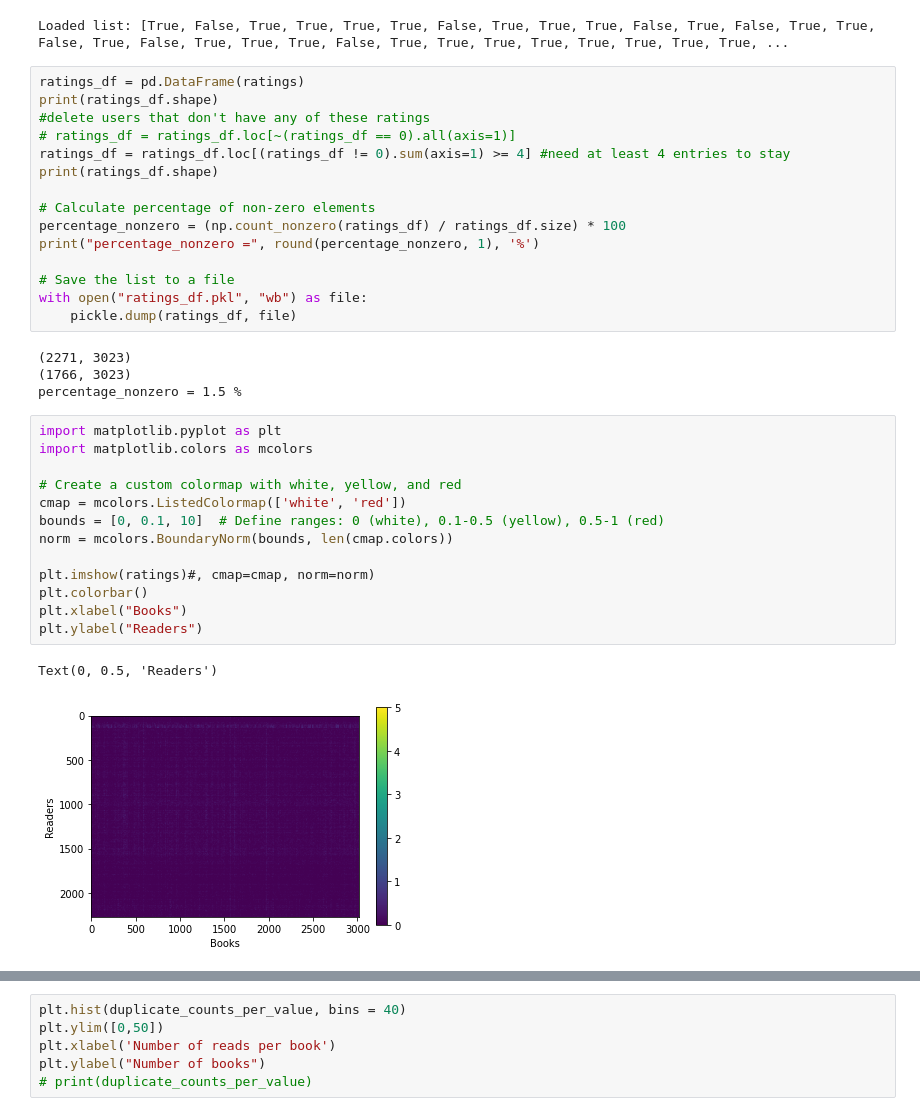
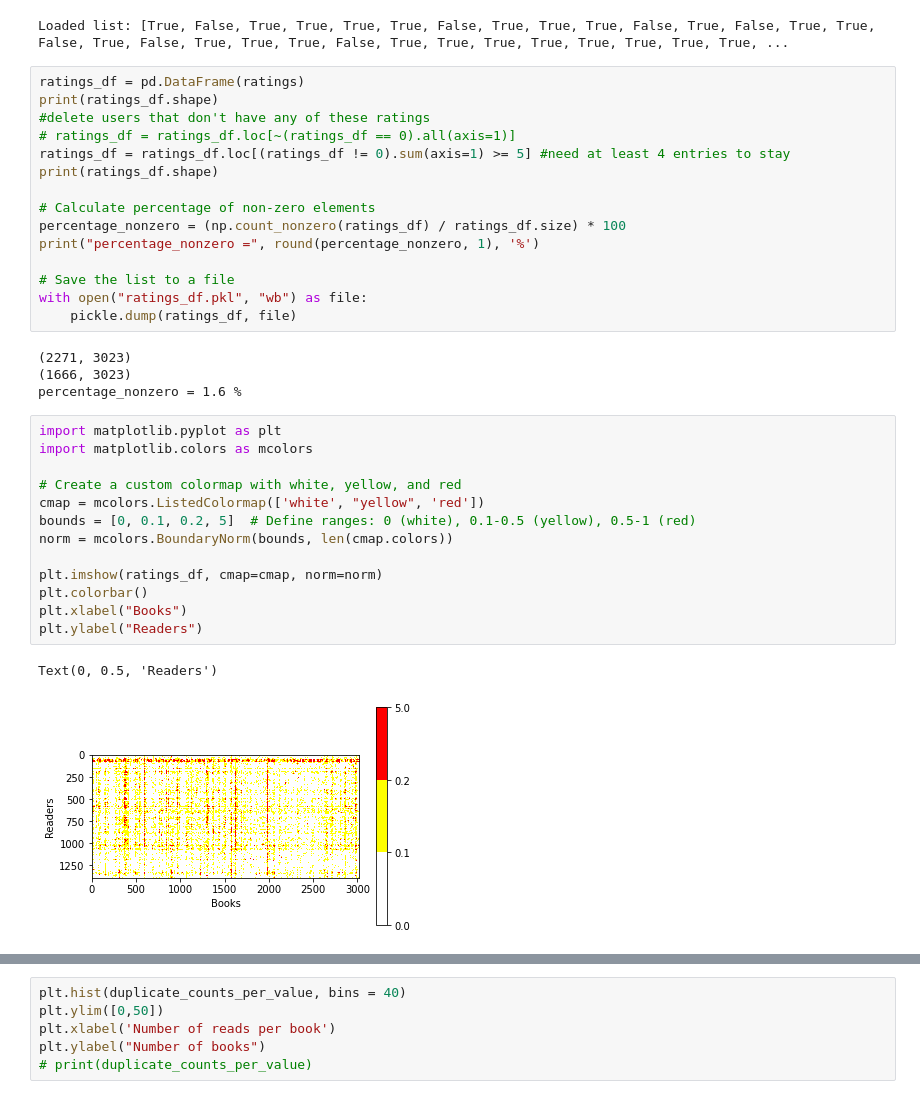
Before and after one commit to KatieJ16/book_predictor, a Jupyter notebook: goodreads_ratings_change_df.ipynb, the cells around one changed output, grey strips where cells are left out. Cells and saved outputs as stored; diff of their text form.

```diff
--- a/goodreads_ratings_change_df.ipynb
+++ b/goodreads_ratings_change_df.ipynb
@@ -278,7 +278,7 @@ ratings_df = pd.DataFrame(ratings)
 print(ratings_df.shape)
 #delete users that don't have any of these ratings
 # ratings_df = ratings_df.loc[~(ratings_df == 0).all(axis=1)]
-ratings_df = ratings_df.loc[(ratings_df != 0).sum(axis=1) >= 4] #need at least 4 entries to stay
+ratings_df = ratings_df.loc[(ratings_df != 0).sum(axis=1) >= 5] #need at least 4 entries to stay
 print(ratings_df.shape)
 
 # Calculate percentage of non-zero elements
@@ -290,21 +290,21 @@ with open("ratings_df.pkl", "wb") as file:
     pickle.dump(ratings_df, file)
 # %% [output]
 (2271, 3023)
-(1766, 3023)
-percentage_nonzero = 1.5 %
+(1666, 3023)
+percentage_nonzero = 1.6 %
 # %%
 import matplotlib.pyplot as plt
 import matplotlib.colors as mcolors
 
 # Create a custom colormap with white, yellow, and red
-cmap = mcolors.ListedColormap(['white', 'red'])
-bounds = [0, 0.1, 10]  # Define ranges: 0 (white), 0.1-0.5 (yellow), 0.5-1 (red)
+cmap = mcolors.ListedColormap(['white', "yellow", 'red'])
+bounds = [0, 0.1, 0.2, 5]  # Define ranges: 0 (white), 0.1-0.5 (yellow), 0.5-1 (red)
 norm = mcolors.BoundaryNorm(bounds, len(cmap.colors))
 
-plt.imshow(ratings)#, cmap=cmap, norm=norm)
+plt.imshow(ratings_df, cmap=cmap, norm=norm)
 plt.colorbar()
 plt.xlabel("Books")
 plt.ylabel("Readers")
 # %% [output]
 Text(0, 0.5, 'Readers')
-[figure, old version]
+[figure, new version]
```
Also changed, not shown: parts of 1 cell of this notebook, 2 other files.
